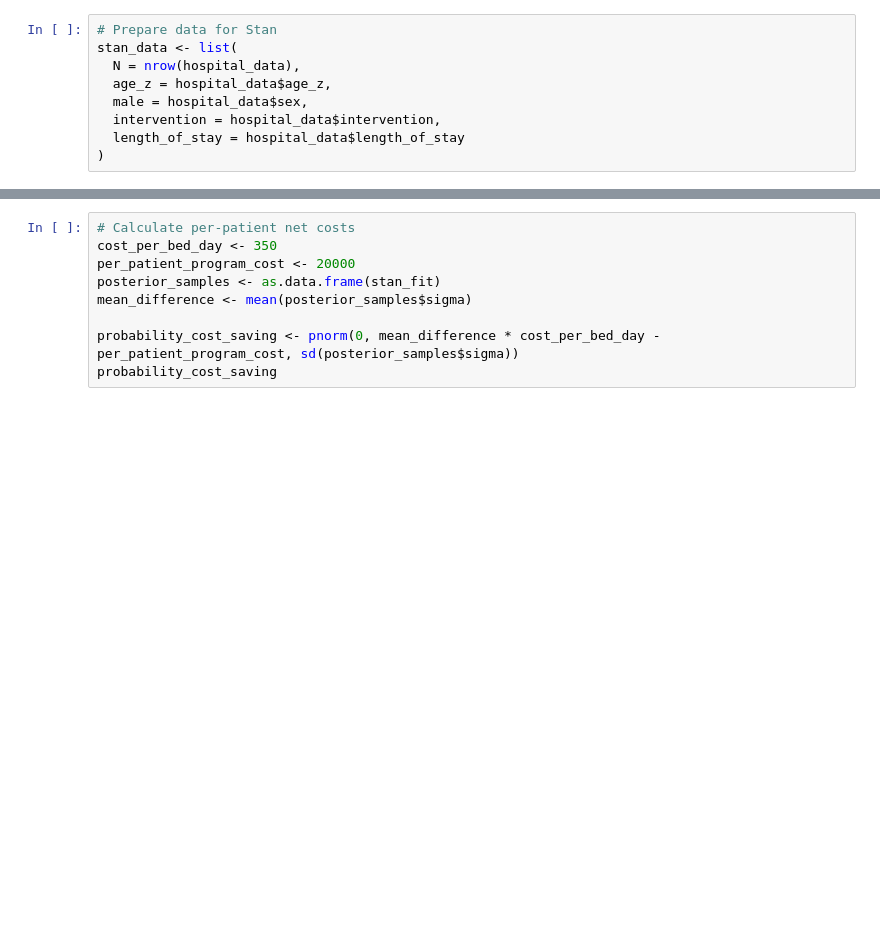
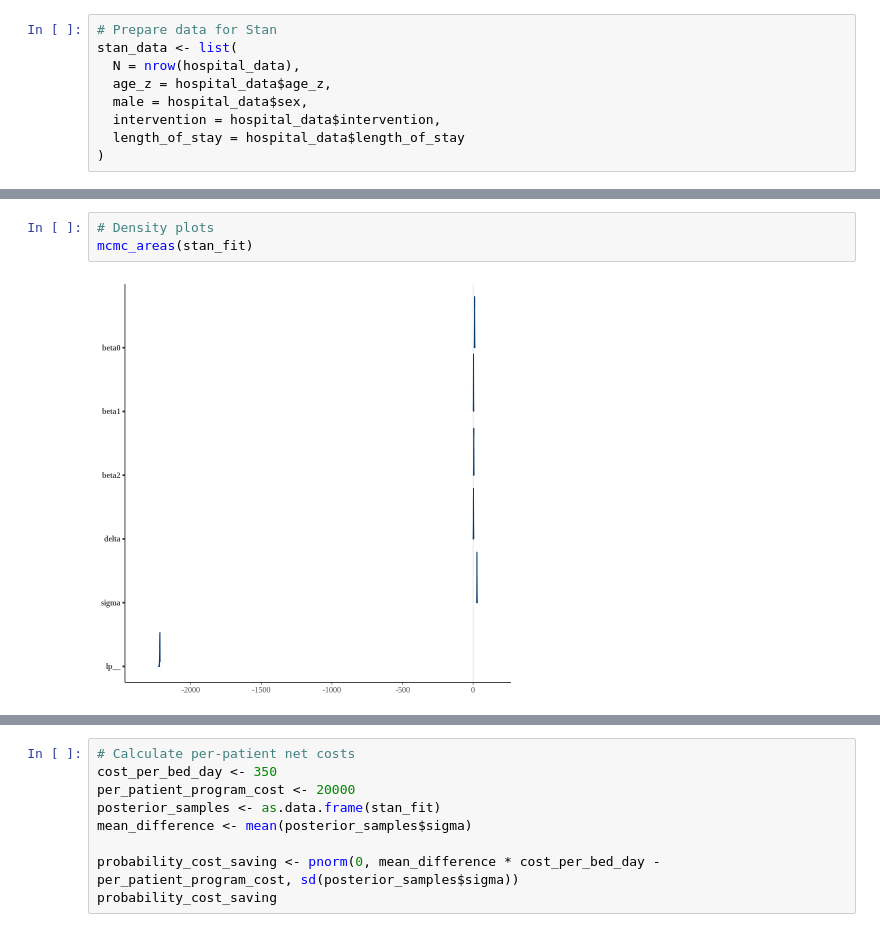
Before and after one commit to jeffvun/Bio-Informatics-Exercises, a Jupyter notebook: Bayesian_Stats_Assignment.ipynb, the cells around one changed output, grey strips where cells are left out. Cells and saved outputs as stored; diff of their text form; blank space fills up the shorter version.

```diff
--- a/Bayesian_Stats_Assignment.ipynb
+++ b/Bayesian_Stats_Assignment.ipynb
@@ -119,0 +171,5 @@ convergence, Rhat=1).
+# %%
+# Density plots
+mcmc_areas(stan_fit)
+# %% [output]
+[figure, added]
```
Also changed, not shown: parts of 9 cells of this notebook.
